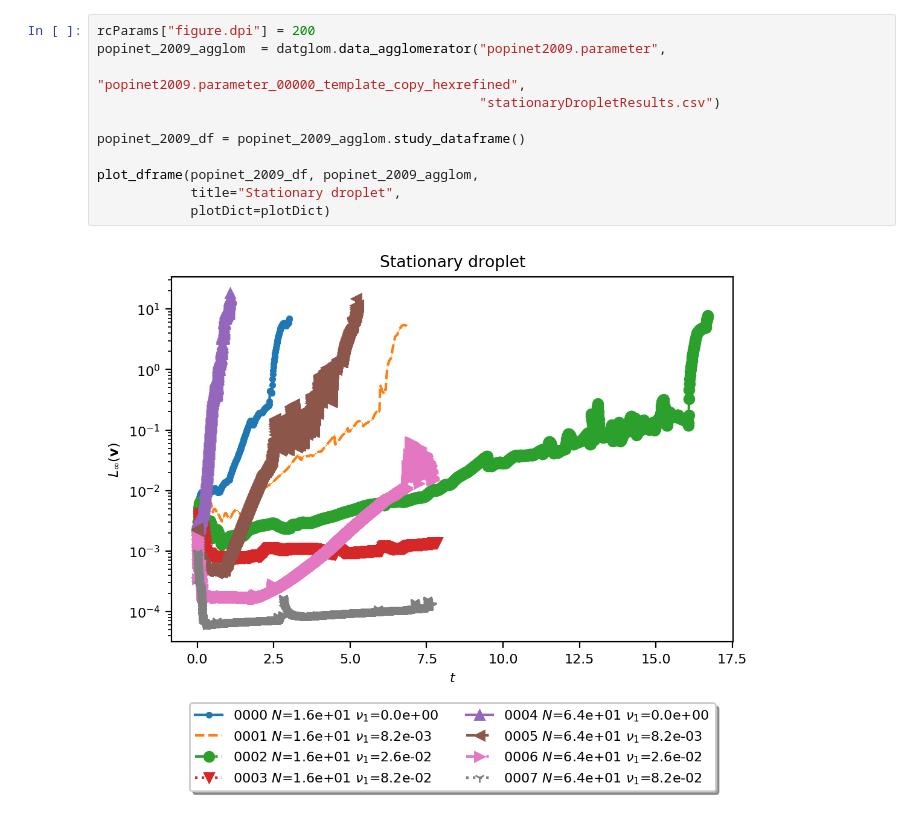
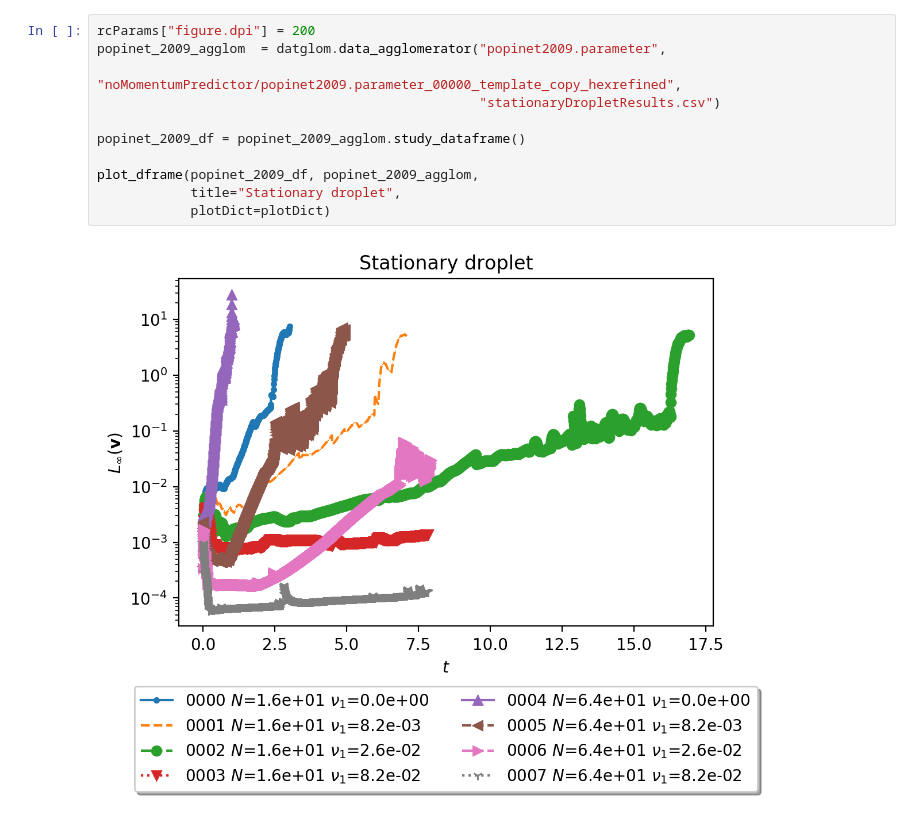
Before and after one commit to CRC-1194/lent, a Jupyter notebook: cases/flow-solution/stationary-droplet/three-dimensional/stationary-droplet-3D.ipynb, the cells around one changed output. Saved outputs shown, nothing was run; the diff lists cells and outputs as text.

```diff
--- a/cases/flow-solution/stationary-droplet/three-dimensional/stationary-droplet-3D.ipynb
+++ b/cases/flow-solution/stationary-droplet/three-dimensional/stationary-droplet-3D.ipynb
@@ -18,16 +79,16 @@ plotDict={"x" : "time", "xsymb" : r"$t$",
 # %%
 rcParams["figure.dpi"] = 200
 popinet_2009_agglom  = datglom.data_agglomerator("popinet2009.parameter",
-                                                 "popinet2009.parameter_00000_template_copy_hexrefined",
+                                                 "noMomentumPredictor/popinet2009.parameter_00000_template_copy_hexrefined",
                                                  "stationaryDropletResults.csv")
 
 popinet_2009_df = popinet_2009_agglom.study_dataframe()
 
 plot_dframe(popinet_2009_df, popinet_2009_agglom,
             title="Stationary droplet",
             plotDict=plotDict)
 # %% [output]
-[figure, old version]
+[figure, new version]
 # %%
 rcParams["figure.dpi"] = 200
 idx = pd.IndexSlice
```
Also changed, not shown: parts of 8 cells of this notebook, 1 other file.
